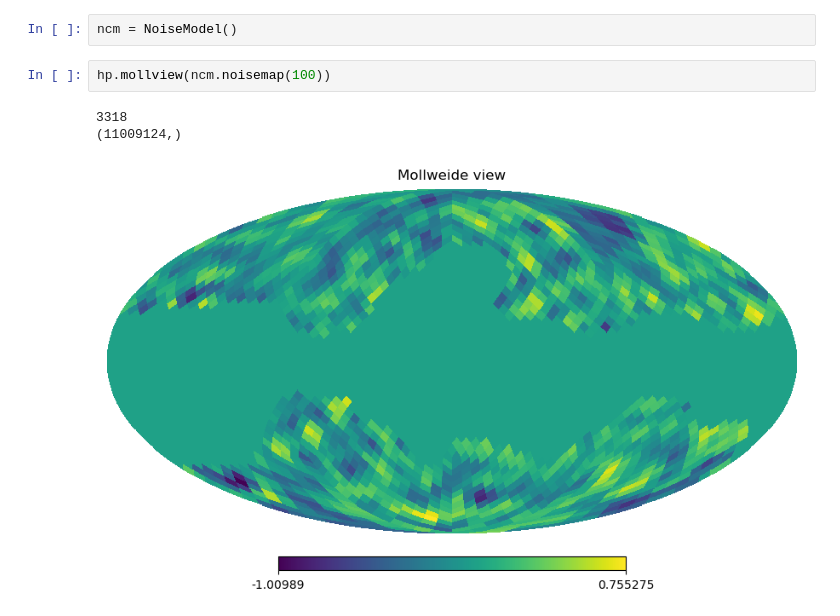
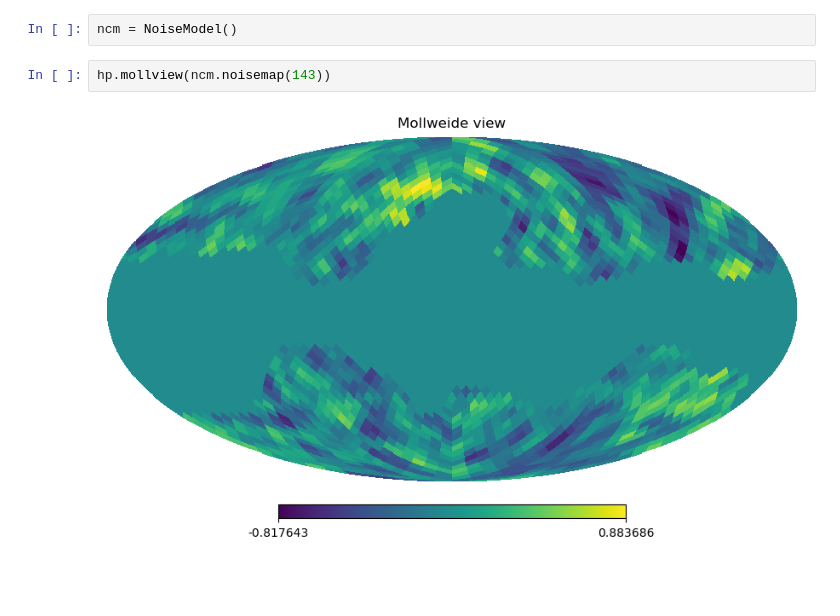
Before and after one commit to antolonappan/taunet, a Jupyter notebook: Notebooks/ncm.ipynb, the cells around one changed output. Cells and saved outputs as stored; diff of their text form; blank space fills up the shorter version.

```diff
--- a/Notebooks/ncm.ipynb
+++ b/Notebooks/ncm.ipynb
@@ -9,8 +9,6 @@ from taunet.Noise.ncm import NoiseModel
 # %%
 ncm = NoiseModel()
 # %%
-hp.mollview(ncm.noisemap(100))
+hp.mollview(ncm.noisemap(143))
 # %% [output]
-3318
-(11009124,)
-[figure, old version]
+[figure, new version]
```
Also changed, not shown: 1 other file.
